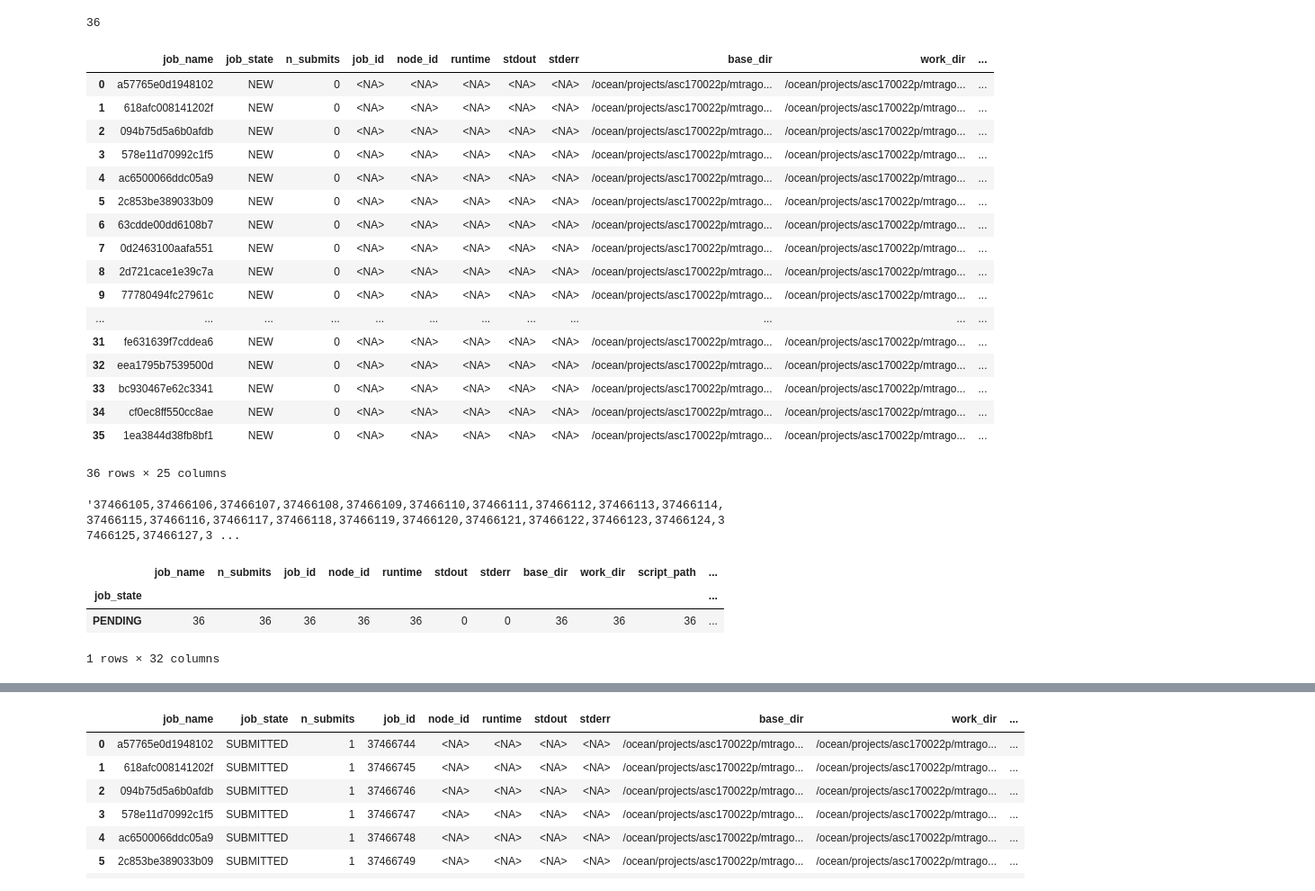
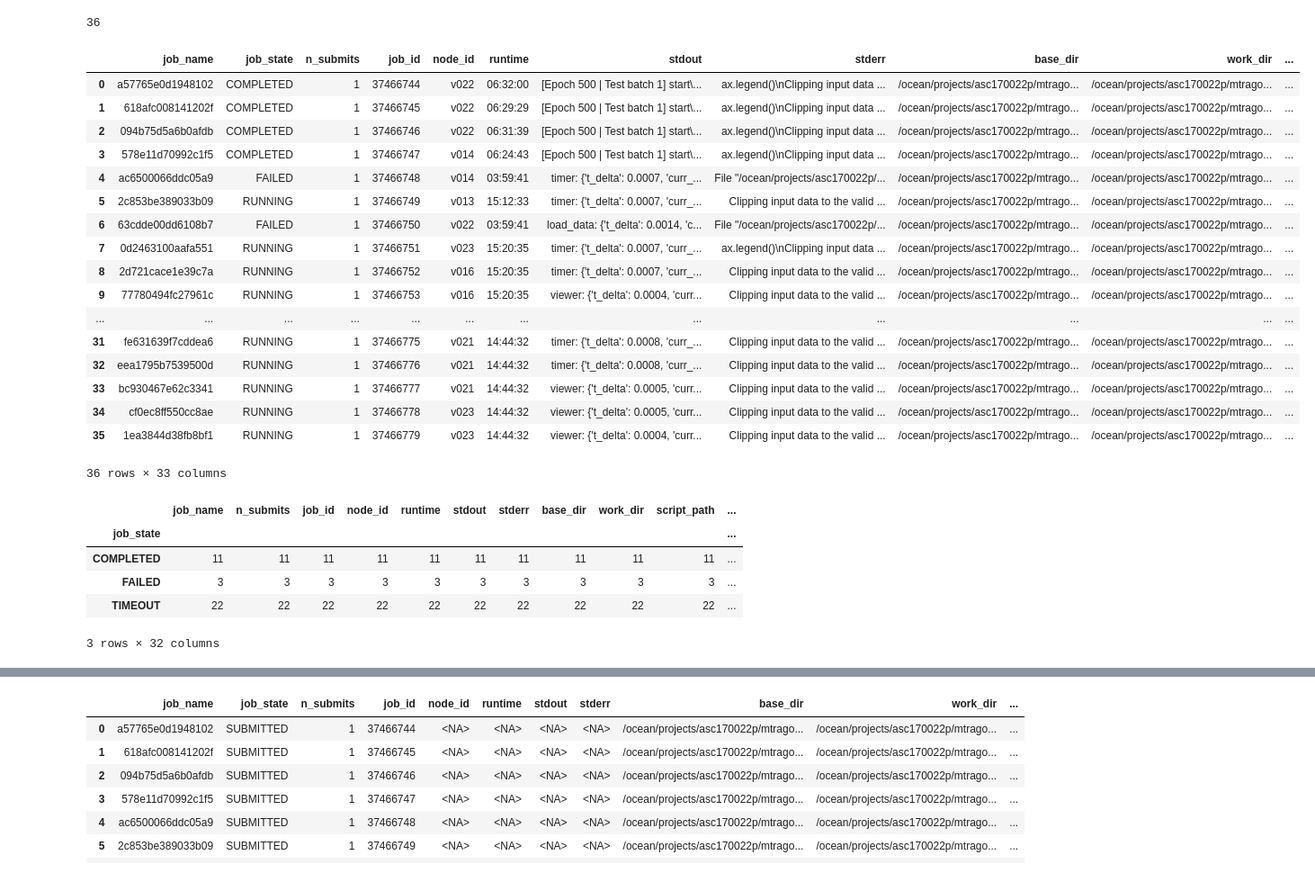
Before and after one commit to mattragoza/lung-project, a Jupyter notebook: notebooks/shapenet/32-training-experiment-new.ipynb, the cells around one changed output, grey strips where cells are left out. Shown at 90% size. Saved outputs shown, nothing was run; the diff lists cells and outputs as text; code cells hidden in the pictures.

```diff
--- a/notebooks/shapenet/32-training-experiment-new.ipynb
+++ b/notebooks/shapenet/32-training-experiment-new.ipynb
@@ -312,34 +312,30 @@ len(grid)
 # %%
 %autoreload
 try:
-    jobs = ps.setup(base_dir, template, name_format, grid, overwrite=True)
+    jobs = ps.setup(base_dir, template, name_format, grid, overwrite=False)
 except OSError:
     jobs = ps.load(base_dir)
 
 jobs
 # %% [output]
 |  | job_name | job_state | n_submits | job_id | node_id | runtime | stdout | stderr | base_dir | work_dir | ... |
-| 0 | a57765e0d1948102 | NEW | 0 | <NA> | <NA> | <NA> | <NA> | <NA> | /ocean/projects/asc170022p/mtrago... | /ocean/projects/asc170022p/mtrago... | ... |
-| 1 | 618afc008141202f | NEW | 0 | <NA> | <NA> | <NA> | <NA> | <NA> | /ocean/projects/asc170022p/mtrago... | /ocean/projects/asc170022p/mtrago... | ... |
-| 2 | 094b75d5a6b0afdb | NEW | 0 | <NA> | <NA> | <NA> | <NA> | <NA> | /ocean/projects/asc170022p/mtrago... | /ocean/projects/asc170022p/mtrago... | ... |
-| 3 | 578e11d70992c1f5 | NEW | 0 | <NA> | <NA> | <NA> | <NA> | <NA> | /ocean/projects/asc170022p/mtrago... | /ocean/projects/asc170022p/mtrago... | ... |
-| 4 | ac6500066ddc05a9 | NEW | 0 | <NA> | <NA> | <NA> | <NA> | <NA> | /ocean/projects/asc170022p/mtrago... | /ocean/projects/asc170022p/mtrago... | ... |
-| 5 | 2c853be389033b09 | NEW | 0 | <NA> | <NA> | <NA> | <NA> | <NA> | /ocean/projects/asc170022p/mtrago... | /ocean/projects/asc170022p/mtrago... | ... |
-| 6 | 63cdde00dd6108b7 | NEW | 0 | <NA> | <NA> | <NA> | <NA> | <NA> | /ocean/projects/asc170022p/mtrago... | /ocean/projects/asc170022p/mtrago... | ... |
-| 7 | 0d2463100aafa551 | NEW | 0 | <NA> | <NA> | <NA> | <NA> | <NA> | /ocean/projects/asc170022p/mtrago... | /ocean/projects/asc170022p/mtrago... | ... |
-| 8 | 2d721cace1e39c7a | NEW | 0 | <NA> | <NA> | <NA> | <NA> | <NA> | /ocean/projects/asc170022p/mtrago... | /ocean/projects/asc170022p/mtrago... | ... |
-| 9 | 77780494fc27961c | NEW | 0 | <NA> | <NA> | <NA> | <NA> | <NA> | /ocean/projects/asc170022p/mtrago... | /ocean/projects/asc170022p/mtrago... | ... |
+| 0 | a57765e0d1948102 | COMPLETED | 1 | 37466744 | v022 | 06:32:00 | [Epoch 500 | Test batch 1] start\... | ax.legend()\nClipping input data ... | /ocean/projects/asc170022p/mtrago... | /ocean/projects/asc170022p/mtrago... | ... |
+| 1 | 618afc008141202f | COMPLETED | 1 | 37466745 | v022 | 06:29:29 | [Epoch 500 | Test batch 1] start\... | ax.legend()\nClipping input data ... | /ocean/projects/asc170022p/mtrago... | /ocean/projects/asc170022p/mtrago... | ... |
+| 2 | 094b75d5a6b0afdb | COMPLETED | 1 | 37466746 | v022 | 06:31:39 | [Epoch 500 | Test batch 1] start\... | ax.legend()\nClipping input data ... | /ocean/projects/asc170022p/mtrago... | /ocean/projects/asc170022p/mtrago... | ... |
+| 3 | 578e11d70992c1f5 | COMPLETED | 1 | 37466747 | v014 | 06:24:43 | [Epoch 500 | Test batch 1] start\... | ax.legend()\nClipping input data ... | /ocean/projects/asc170022p/mtrago... | /ocean/projects/asc170022p/mtrago... | ... |
+| 4 | ac6500066ddc05a9 | FAILED | 1 | 37466748 | v014 | 03:59:41 | timer: {'t_delta': 0.0007, 'curr_... | File "/ocean/projects/asc170022p/... | /ocean/projects/asc170022p/mtrago... | /ocean/projects/asc170022p/mtrago... | ... |
+| 5 | 2c853be389033b09 | RUNNING | 1 | 37466749 | v013 | 15:12:33 | timer: {'t_delta': 0.0007, 'curr_... | Clipping input data to the valid ... | /ocean/projects/asc170022p/mtrago... | /ocean/projects/asc170022p/mtrago... | ... |
+| 6 | 63cdde00dd6108b7 | FAILED | 1 | 37466750 | v022 | 03:59:41 | load_data: {'t_delta': 0.0014, 'c... | File "/ocean/projects/asc170022p/... | /ocean/projects/asc170022p/mtrago... | /ocean/projects/asc170022p/mtrago... | ... |
+| 7 | 0d2463100aafa551 | RUNNING | 1 | 37466751 | v023 | 15:20:35 | timer: {'t_delta': 0.0007, 'curr_... | ax.legend()\nClipping input data ... | /ocean/projects/asc170022p/mtrago... | /ocean/projects/asc170022p/mtrago... | ... |
+| 8 | 2d721cace1e39c7a | RUNNING | 1 | 37466752 | v016 | 15:20:35 | timer: {'t_delta': 0.0007, 'curr_... | Clipping input data to the valid ... | /ocean/projects/asc170022p/mtrago... | /ocean/projects/asc170022p/mtrago... | ... |
+| 9 | 77780494fc27961c | RUNNING | 1 | 37466753 | v016 | 15:20:35 | viewer: {'t_delta': 0.0004, 'curr... | Clipping input data to the valid ... | /ocean/projects/asc170022p/mtrago... | /ocean/projects/asc170022p/mtrago... | ... |
 | ... | ... | ... | ... | ... | ... | ... | ... | ... | ... | ... | ... |
-| 31 | fe631639f7cddea6 | NEW | 0 | <NA> | <NA> | <NA> | <NA> | <NA> | /ocean/projects/asc170022p/mtrago... | /ocean/projects/asc170022p/mtrago... | ... |
-| 32 | eea1795b7539500d | NEW | 0 | <NA> | <NA> | <NA> | <NA> | <NA> | /ocean/projects/asc170022p/mtrago... | /ocean/projects/asc170022p/mtrago... | ... |
-| 33 | bc930467e62c3341 | NEW | 0 | <NA> | <NA> | <NA> | <NA> | <NA> | /ocean/projects/asc170022p/mtrago... | /ocean/projects/asc170022p/mtrago... | ... |
-| 34 | cf0ec8ff550cc8ae | NEW | 0 | <NA> | <NA> | <NA> | <NA> | <NA> | /ocean/projects/asc170022p/mtrago... | /ocean/projects/asc170022p/mtrago... | ... |
-| 35 | 1ea3844d38fb8bf1 | NEW | 0 | <NA> | <NA> | <NA> | <NA> | <NA> | /ocean/projects/asc170022p/mtrago... | /ocean/projects/asc170022p/mtrago... | ... |
+| 31 | fe631639f7cddea6 | RUNNING | 1 | 37466775 | v021 | 14:44:32 | timer: {'t_delta': 0.0008, 'curr_... | Clipping input data to the valid ... | /ocean/projects/asc170022p/mtrago... | /ocean/projects/asc170022p/mtrago... | ... |
+| 32 | eea1795b7539500d | RUNNING | 1 | 37466776 | v021 | 14:44:32 | timer: {'t_delta': 0.0008, 'curr_... | Clipping input data to the valid ... | /ocean/projects/asc170022p/mtrago... | /ocean/projects/asc170022p/mtrago... | ... |
+| 33 | bc930467e62c3341 | RUNNING | 1 | 37466777 | v021 | 14:44:32 | viewer: {'t_delta': 0.0005, 'curr... | Clipping input data to the valid ... | /ocean/projects/asc170022p/mtrago... | /ocean/projects/asc170022p/mtrago... | ... |
+| 34 | cf0ec8ff550cc8ae | RUNNING | 1 | 37466778 | v023 | 14:44:32 | viewer: {'t_delta': 0.0005, 'curr... | Clipping input data to the valid ... | /ocean/projects/asc170022p/mtrago... | /ocean/projects/asc170022p/mtrago... | ... |
+| 35 | 1ea3844d38fb8bf1 | RUNNING | 1 | 37466779 | v023 | 14:44:32 | viewer: {'t_delta': 0.0004, 'curr... | Clipping input data to the valid ... | /ocean/projects/asc170022p/mtrago... | /ocean/projects/asc170022p/mtrago... | ... |
-36 rows × 25 columns
+36 rows × 33 columns
-# %%
-','.join(jobs.job_id)
-# %% [output]
-'37466105,37466106,37466107,37466108,37466109,37466110,37466111,37466112,37466113,37466114,37466115,37466116,37466117,37466118,37466119,37466120,37466121,37466122,37466123,37466124,37466125,37466127,3 ...
 # %%
 %autoreload
 jobs = ps.recover(jobs)
@@ -350,6 +346,8 @@ jobs.groupby(['job_state']).count()
 # %% [output]
 |  | job_name | n_submits | job_id | node_id | runtime | stdout | stderr | base_dir | work_dir | script_path | ... |
 | job_state |  |  |  |  |  |  |  |  |  |  | ... |
-| PENDING | 36 | 36 | 36 | 36 | 36 | 0 | 0 | 36 | 36 | 36 | ... |
+| COMPLETED | 11 | 11 | 11 | 11 | 11 | 11 | 11 | 11 | 11 | 11 | ... |
+| FAILED | 3 | 3 | 3 | 3 | 3 | 3 | 3 | 3 | 3 | 3 | ... |
+| TIMEOUT | 22 | 22 | 22 | 22 | 22 | 22 | 22 | 22 | 22 | 22 | ... |
-1 rows × 32 columns
+3 rows × 32 columns
 # %%
```
Also changed, not shown: parts of 9 cells of this notebook, 7 other files.
